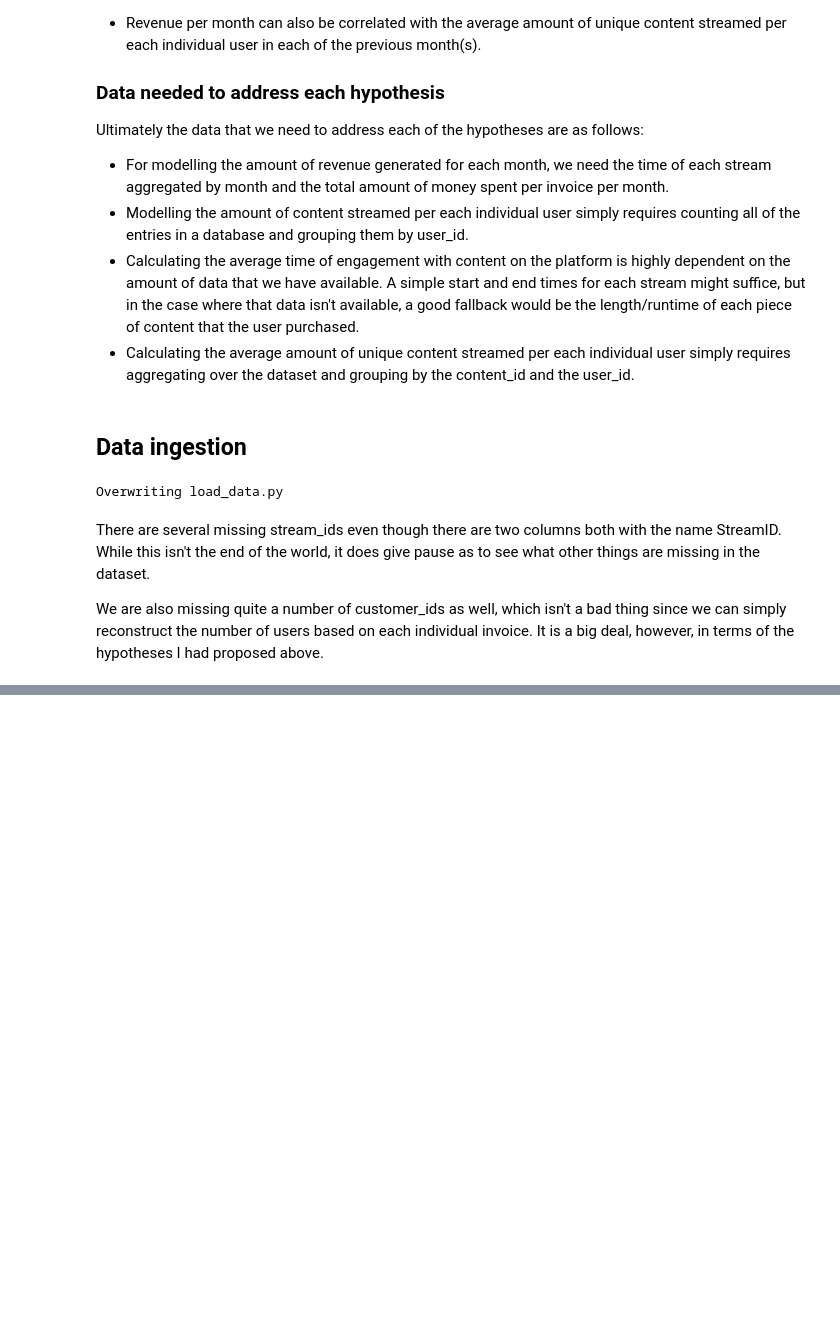
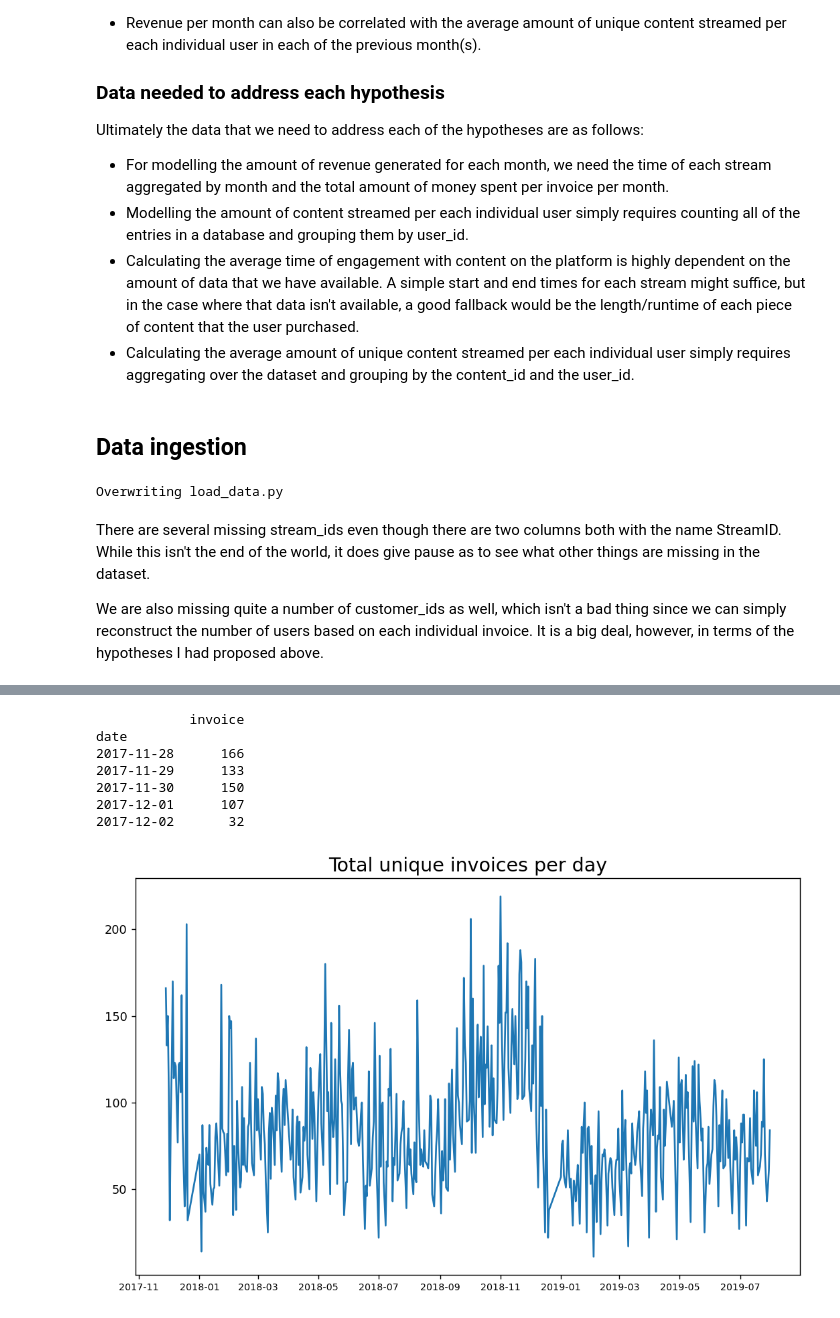
Before and after one commit to grquigg/ai-workflow-capstone, a Jupyter notebook: exploration.ipynb, the cells around one changed output, grey strips where cells are left out. Cells and saved outputs as stored; diff of their text form; code cells hidden in the pictures; blank space fills up the shorter version.

```diff
--- a/exploration.ipynb
+++ b/exploration.ipynb
@@ -91,0 +58,21 @@ Series([], Name: times_viewed, dtype: float64)
+# %%
+print(df.columns)
+print(len(df))
+#get the number of columns where both stream id columns are empty
+#we have all stream ids
+num_stream_ids = len(df[(~df["stream_id"].isna())|(~df["StreamID"].isna())])
+print(f"Entries with a proper stream id: {num_stream_ids}")
+df["stream_id"] = df["stream_id"].fillna(df["StreamID"])
+#we have the full price data for each purchase in the dataset
+num_prices = len(df[(~df["total_price"].isna())|(~df["price"].isna())])
+print(f"Entries with a proper price: {num_prices}")
+df["total_price"] = df["total_price"].fillna(df["price"])
+#how much of times_viewed are we missing?
+num_times_viewed = len(df[(~df["times_viewed"].isna())|(~df["TimesViewed"].isna())])
+print(f"Entries with a proper times_viewed: {num_times_viewed}")
+df["times_viewed"] = df["times_viewed"].fillna(df["TimesViewed"])
+
+assert len(df[df["stream_id"].isna()]) == 0
+assert len(df[df["total_price"].isna()]) == 0
+assert len(df[df["times_viewed"].isna()]) == 0
+print("No empty fields in columns stream_id, total_price, times_viewed")
@@ -91,0 +212,19 @@ Series([], Name: times_viewed, dtype: float64)
+# %%
+#aggregate each day based on the total number of invoices accounted for
+count_invoices = df[["date", "invoice"]].drop_duplicates().groupby(["date"]).count().sort_values(by="date")
+print(count_invoices.head(5))
+
+fig = plt.figure(dpi=128, figsize=(10,6))
+plt.plot(count_invoices.index, count_invoices["invoice"])
+plt.title("Total Unique Invoices Per Day", fontdict={"fontsize": 16})
+plt.tick_params(axis='x', which='major', labelsize=8)
+plt.show()
+# %% [output]
+            invoice
+date
+2017-11-28      166
+2017-11-29      133
+2017-11-30      150
+2017-12-01      107
+2017-12-02       32
+[figure, added]
```
Also changed, not shown: parts of 10 cells of this notebook.
